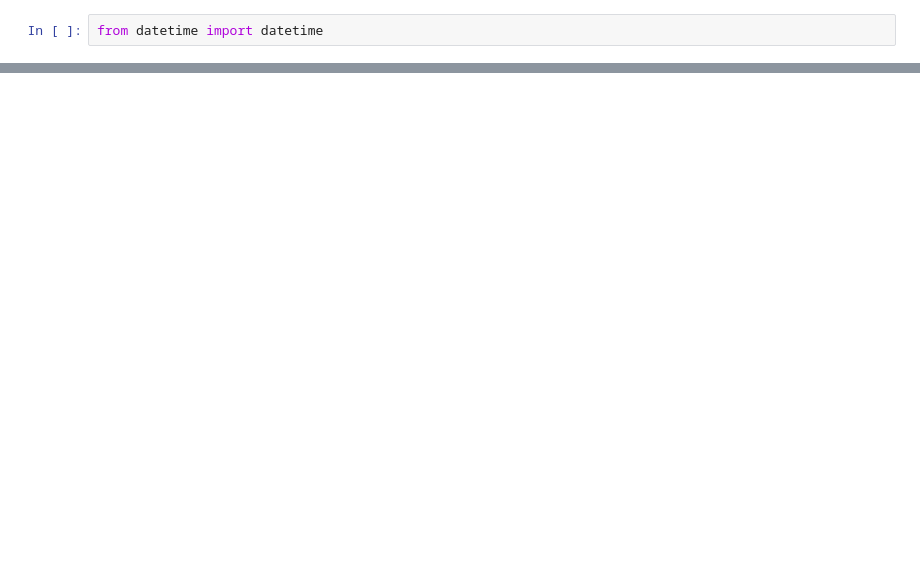
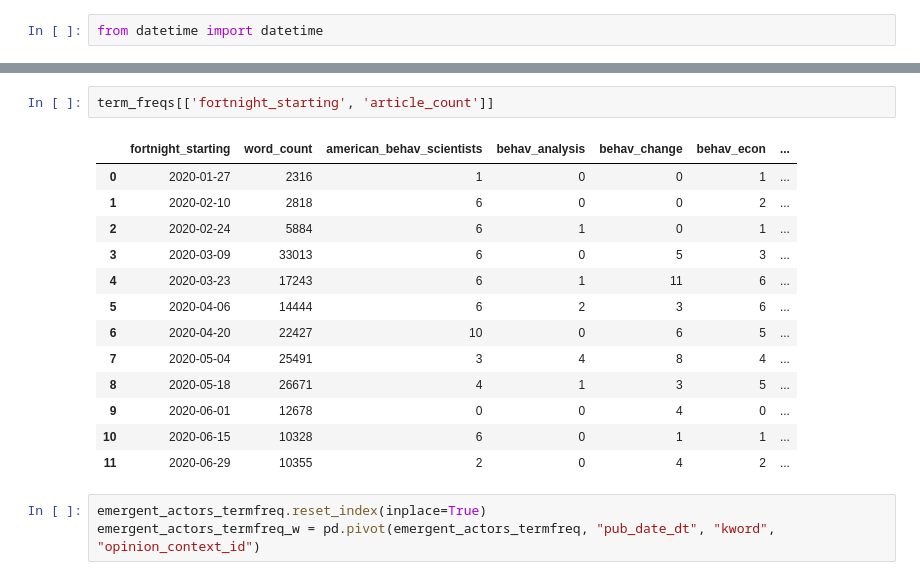
Before and after one commit to exfalsoquodlibet/behavioural-sci-perception, a Jupyter notebook: notebooks/news_media/emerging_actors.ipynb, the cells around one changed output, grey strips where cells are left out. Cells and saved outputs as stored; diff of their text form; blank space fills up the shorter version.

```diff
--- a/notebooks/news_media/emerging_actors.ipynb
+++ b/notebooks/news_media/emerging_actors.ipynb
@@ -280,0 +377,19 @@ emergent_actors_agg_w
+# %%
+term_freqs[['fortnight_starting', 'article_count']]
+# %% [output]
+|  | fortnight_starting | word_count | american_behav_scientists | behav_analysis | behav_change | behav_econ | ... |
+| 0 | 2020-01-27 | 2316 | 1 | 0 | 0 | 1 | ... |
+| 1 | 2020-02-10 | 2818 | 6 | 0 | 0 | 2 | ... |
+| 2 | 2020-02-24 | 5884 | 6 | 1 | 0 | 1 | ... |
+| 3 | 2020-03-09 | 33013 | 6 | 0 | 5 | 3 | ... |
+| 4 | 2020-03-23 | 17243 | 6 | 1 | 11 | 6 | ... |
+| 5 | 2020-04-06 | 14444 | 6 | 2 | 3 | 6 | ... |
+| 6 | 2020-04-20 | 22427 | 10 | 0 | 6 | 5 | ... |
+| 7 | 2020-05-04 | 25491 | 3 | 4 | 8 | 4 | ... |
+| 8 | 2020-05-18 | 26671 | 4 | 1 | 3 | 5 | ... |
+| 9 | 2020-06-01 | 12678 | 0 | 0 | 4 | 0 | ... |
+| 10 | 2020-06-15 | 10328 | 6 | 0 | 1 | 1 | ... |
+| 11 | 2020-06-29 | 10355 | 2 | 0 | 4 | 2 | ... |
+# %%
+emergent_actors_termfreq.reset_index(inplace=True)
+emergent_actors_termfreq_w = pd.pivot(emergent_actors_termfreq, "pub_date_dt", "kword", "opinion_context_id")
```
Also changed, not shown: parts of 35 cells of this notebook.
